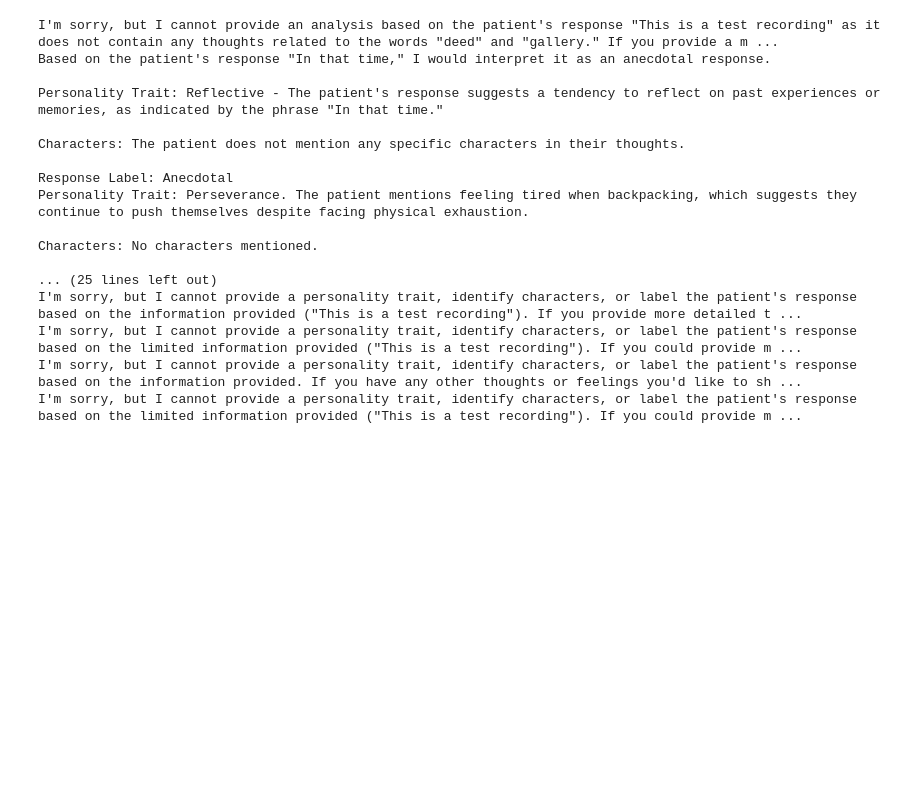
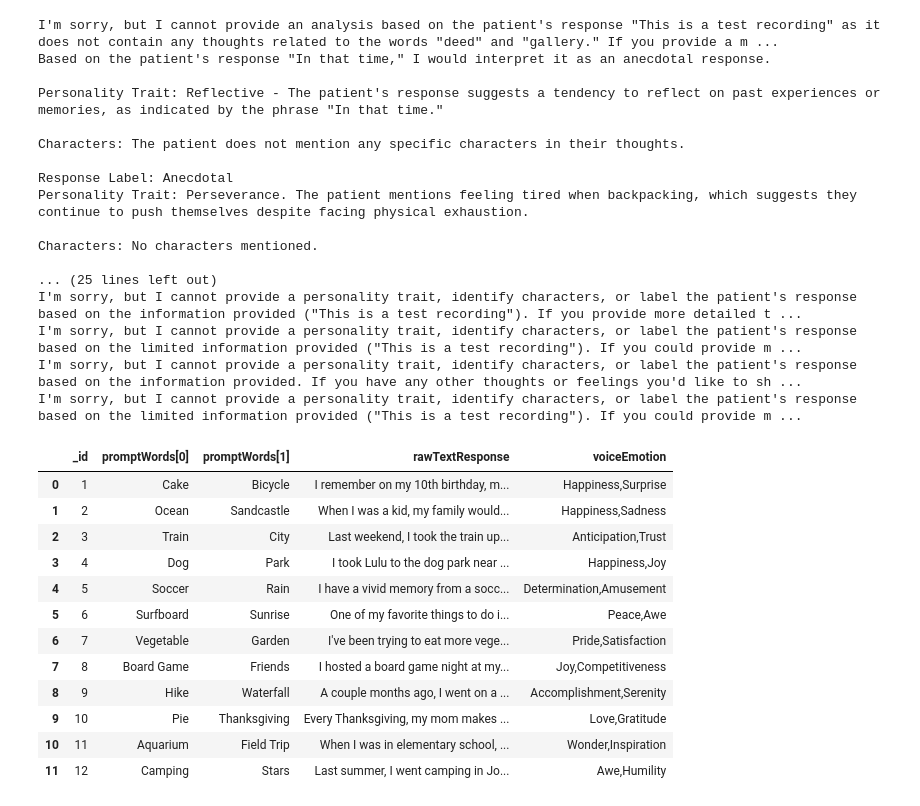
Before and after one commit to ericschade/journey, a Jupyter notebook: utils/embeddings.ipynb, the cells around one changed output. Drawn from its saved outputs; the diff is of its cells as text; code cells hidden in the pictures; blank space fills up the shorter version.

```diff
--- a/utils/embeddings.ipynb
+++ b/utils/embeddings.ipynb
@@ -100,3 +84,23 @@ I'm sorry, but I cannot provide a personality trait, identify characters, or lab
 I'm sorry, but I cannot provide a personality trait, identify characters, or label the patient's response based on the limited information provided ("This is a test recording"). If you could provide m ...
 I'm sorry, but I cannot provide a personality trait, identify characters, or label the patient's response based on the information provided. If you have any other thoughts or feelings you'd like to sh ...
 I'm sorry, but I cannot provide a personality trait, identify characters, or label the patient's response based on the limited information provided ("This is a test recording"). If you could provide m ...
+# %%
+# read in user_entries.csv
+import pandas as pd
+df = pd.read_csv('user_entries.csv')
+# %%
+df
+# %% [output]
+|  | _id | promptWords[0] | promptWords[1] | rawTextResponse | voiceEmotion |
+| 0 | 1 | Cake | Bicycle | I remember on my 10th birthday, m... | Happiness,Surprise |
+| 1 | 2 | Ocean | Sandcastle | When I was a kid, my family would... | Happiness,Sadness |
+| 2 | 3 | Train | City | Last weekend, I took the train up... | Anticipation,Trust |
+| 3 | 4 | Dog | Park | I took Lulu to the dog park near ... | Happiness,Joy |
+| 4 | 5 | Soccer | Rain | I have a vivid memory from a socc... | Determination,Amusement |
+| 5 | 6 | Surfboard | Sunrise | One of my favorite things to do i... | Peace,Awe |
+| 6 | 7 | Vegetable | Garden | I've been trying to eat more vege... | Pride,Satisfaction |
+| 7 | 8 | Board Game | Friends | I hosted a board game night at my... | Joy,Competitiveness |
+| 8 | 9 | Hike | Waterfall | A couple months ago, I went on a ... | Accomplishment,Serenity |
+| 9 | 10 | Pie | Thanksgiving | Every Thanksgiving, my mom makes ... | Love,Gratitude |
+| 10 | 11 | Aquarium | Field Trip | When I was in elementary school, ... | Wonder,Inspiration |
+| 11 | 12 | Camping | Stars | Last summer, I went camping in Jo... | Awe,Humility |
```
Also changed, not shown: parts of 5 cells of this notebook, 2 other files.
